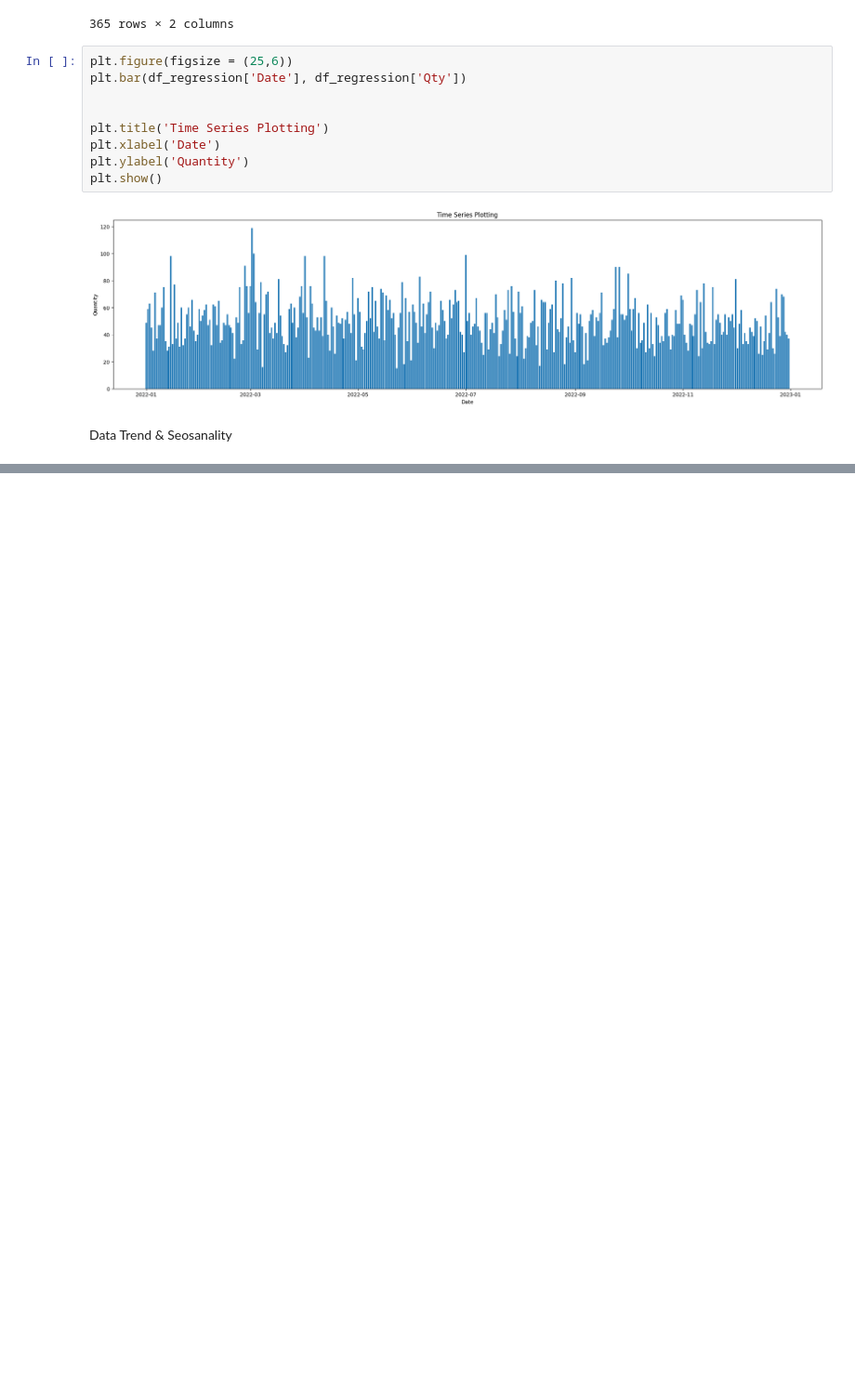
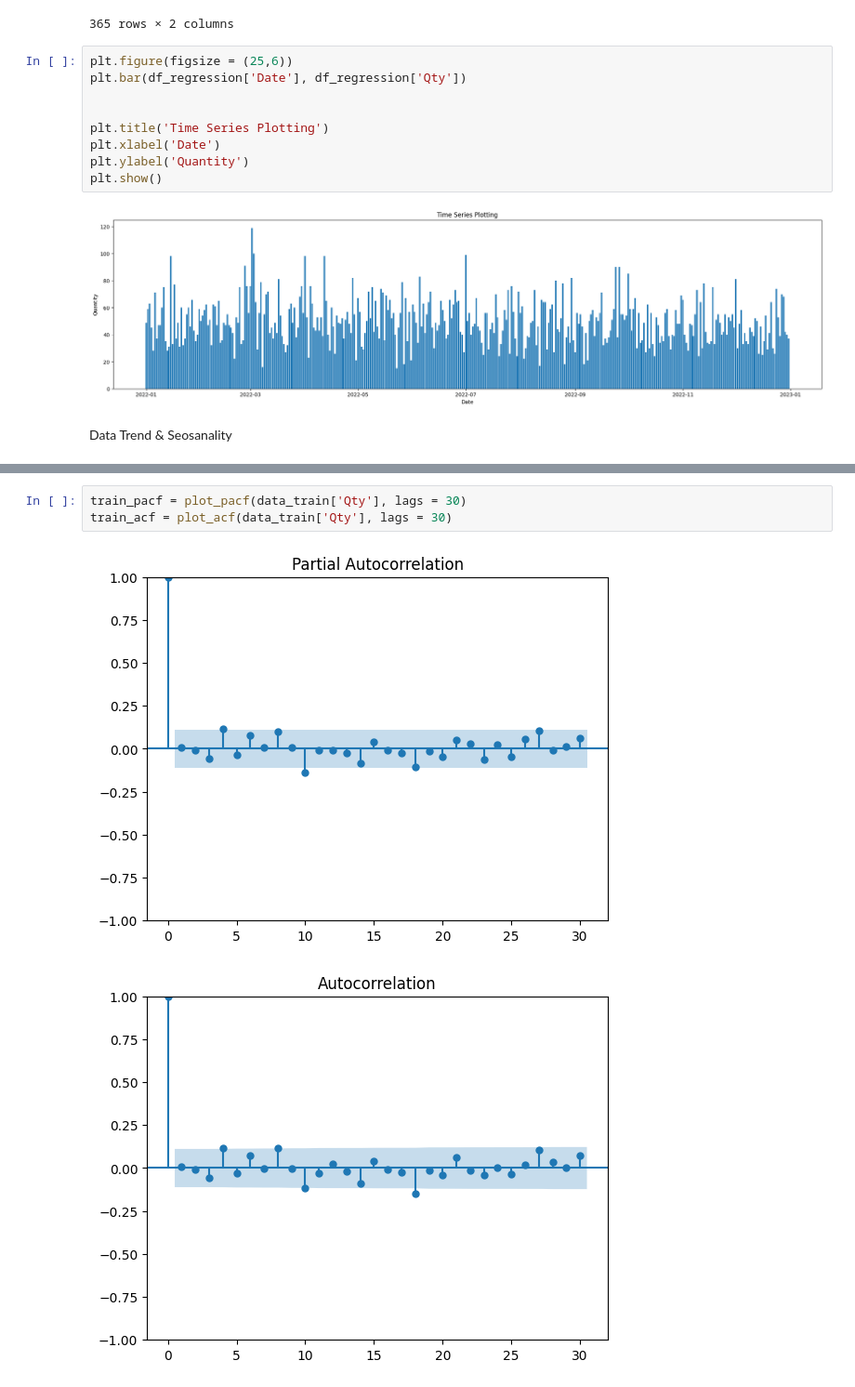
Before and after one commit to ihiyy/Kalbe-Virtual-Internship, a Jupyter notebook: analysis.ipynb, the cells around one changed output, grey strips where cells are left out. Shown at 93% size. Saved outputs shown, nothing was run; the diff lists cells and outputs as text; blank space fills up the shorter version.

```diff
--- a/analysis.ipynb
+++ b/analysis.ipynb
@@ -212,0 +332,6 @@ plt.tight_layout()
+# %%
+train_pacf = plot_pacf(data_train['Qty'], lags = 30)
+train_acf = plot_acf(data_train['Qty'], lags = 30)
+# %% [output]
+[figure, added]
+[figure, added]
```
Also changed, not shown: parts of 40 cells of this notebook.
